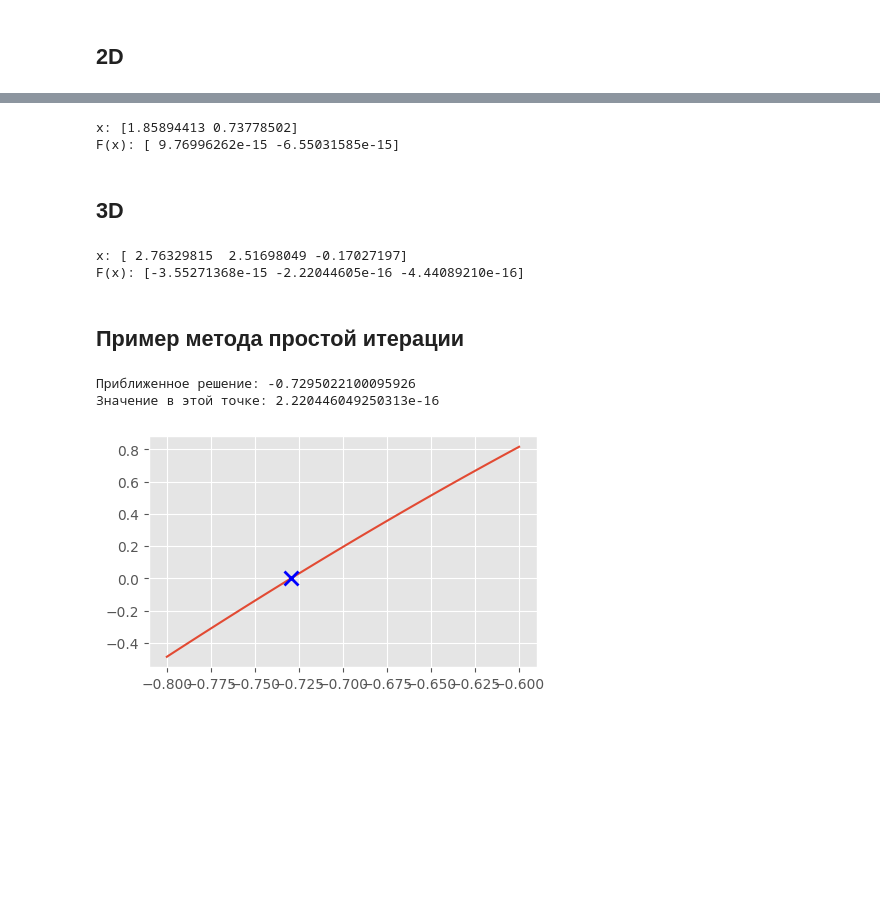
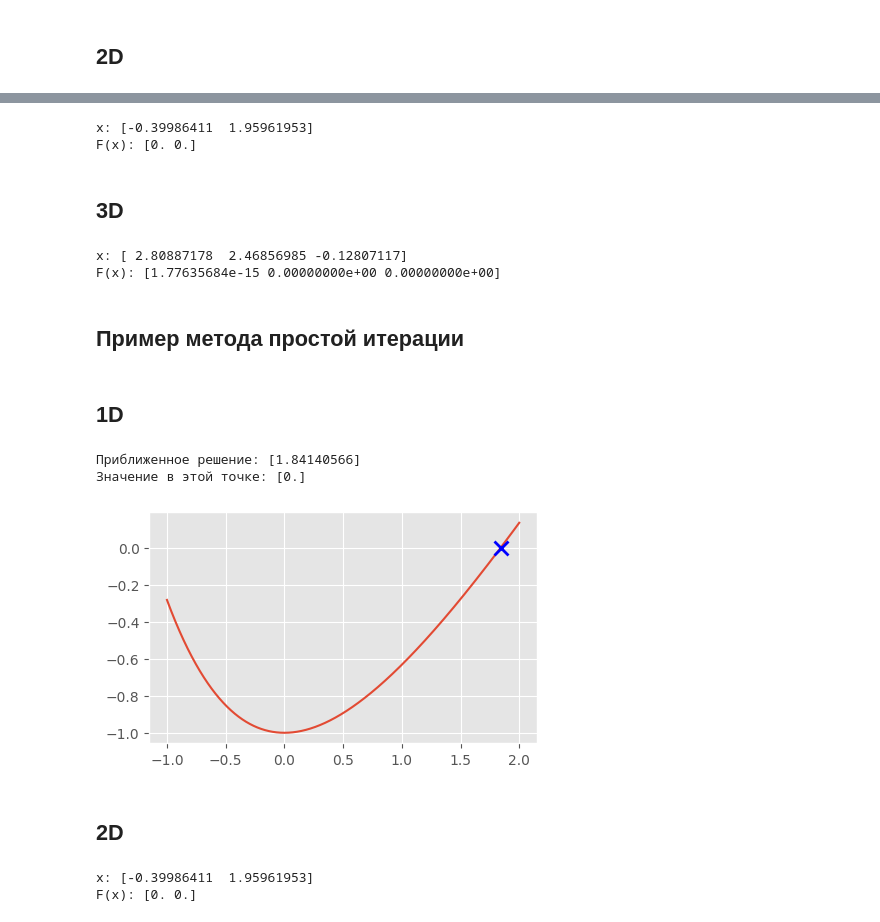
Before and after one commit to MarkovAlexandr314/VychMaty, a Jupyter notebook: hw1/solver_non_linear.ipynb, the cells around one changed output, grey strips where cells are left out. Drawn from its saved outputs; the diff is of its cells as text; code cells hidden in the pictures; blank space fills up the shorter version.

Commit message:
The method of simple iteration was generalized and the Jacobian was reworked for numerical differentiation.

```diff
--- a/hw1/solver_non_linear.ipynb
+++ b/hw1/solver_non_linear.ipynb
@@ -156,11 +128,6 @@ axes.plot(x, f(x), 'bx', markersize=10, markeredgewidth=2);
 [figure]
 # %% [markdown]
 ## Пример метода Ньютона
-# %%
-variables = [sp.Symbol('x'), sp.Symbol('y'), sp.Symbol('z')]
-x = variables[0]
-y = variables[1]
-z = variables[2]
 # %% [markdown]
 ## 1D
 # %%
@@ -201,26 +171,26 @@ F(x): [-1.26676447e-13 -8.27116153e-14]
 # %%
 # 2-D
 F = np.array([
-        x**2 + y**2 - 4,
-        y - x**2 + 2*x - 1
+        lambda x: x[0]**2 + x[1]**2 - 4,
+        lambda x: x[1] - x[0]**2 + 2*x[0] - 1
     ])
 
 # Начальное приближение
-x0 = np.array([1.0, 1.0])
+x0 = np.array([-2, .0])
 
 x_ans = sl.NEWTON(F, x0)
 print(f"x: {x_ans}\nF(x): {sl.calc_F(F, x_ans)}")
 # %% [output]
-x: [1.85894413 0.73778502]
-F(x): [ 9.76996262e-15 -6.55031585e-15]
+x: [-0.39986411  1.95961953]
+F(x): [0. 0.]
 # %% [markdown]
 ## 3D
 # %%
 # 3-D
 F = np.array([
-        x**2 + y**2 + z**2 - 14,
-        x*y + y*z - 2*x - 1,
-        exp(x/2) + cos(y) + z - 3
+        lambda x: x[0]**2 + x[1]**2 + x[2]**2 - 14,
+        lambda x: x[0]*x[1] + x[1]*x[2] - 2*x[0] - 1,
+        lambda x: np.exp(x[0]/2) + np.cos(x[0]) + x[2] - 3
     ])
 # Начальное приближение
 x0 = np.array([1.0, 2.0, 3.0])
@@ -228,28 +198,50 @@ x0 = np.array([1.0, 2.0, 3.0])
 x_ans = sl.NEWTON(F, x0)
 print(f"x: {x_ans}\nF(x): {sl.calc_F(F, x_ans)}")
 # %% [output]
-x: [ 2.76329815  2.51698049 -0.17027197]
-F(x): [-3.55271368e-15 -2.22044605e-16 -4.44089210e-16]
+x: [ 2.80887178  2.46856985 -0.12807117]
+F(x): [1.77635684e-15 0.00000000e+00 0.00000000e+00]
 # %% [markdown]
 ## Пример метода простой итерации
+# %% [markdown]
+## 1D
 # %%
 fig, axes = plt.subplots(figsize=(5, 3))
 def f(x):
-    return -np.sqrt((np.exp(1-x**2)/3))
+    # return (x-0.5)**2
+    return np.exp(-x)-2+x
+    # return np.exp(1-x**2) - 3*x**2
 
 def f_graf(x):
     return np.exp(1-x**2) - 3*x**2
 
-x_left, x_right = -0.8, -0.6
-x = sl.ITER_SIMPLE(f, (x_left + x_right)/2)
+x_left, x_right = -1, 2
+x = sl.ITER_SIMPLE_Rn([f], np.array([(x_left + x_right)/2]), N=10000)
 
-print(f"Приближенное решение: {x}\nЗначение в этой точке: {f_graf(x)}")
+print(f"Приближенное решение: {x}\nЗначение в этой точке: {f(x)}")
 
-N_x = 100
-x_arr = np.linspace(x_left, x_right, N_x)
-axes.plot(x_arr, f_graf(x_arr));
-axes.plot(x, f_graf(x), 'bx', markersize=10, markeredgewidth=2);
+N_x = 10000
+x_arr = np.linspace(-1, 2, N_x)
+axes.plot(x_arr, f(x_arr));
+axes.plot(x, f(x), 'bx', markersize=10, markeredgewidth=2);
 # %% [output]
-Приближенное решение: -0.7295022100095926
-Значение в этой точке: 2.220446049250313e-16
+Приближенное решение: [1.84140566]
+Значение в этой точке: [0.]
-[figure, old version]
+[figure, new version]
+# %% [markdown]
+## 2D
+# %%
+# 2-D
+sl = Solver_non_linear()
+F = np.array([
+        lambda x: x[0]**2 + x[1]**2 - 4,
+        lambda x: x[1] - x[0]**2 + 2*x[0] - 1
+    ])
+
+# Начальное приближение
+x0 = np.array([0, 2])
+
+x_ans = sl.ITER_SIMPLE_Rn(F, x0)
+print(f"x: {x_ans}\nF(x): {sl.calc_F(F, x_ans)}")
+# %% [output]
+x: [-0.39986411  1.95961953]
+F(x): [0. 0.]
```
Also changed, not shown: parts of 8 cells of this notebook, 1 other file.
